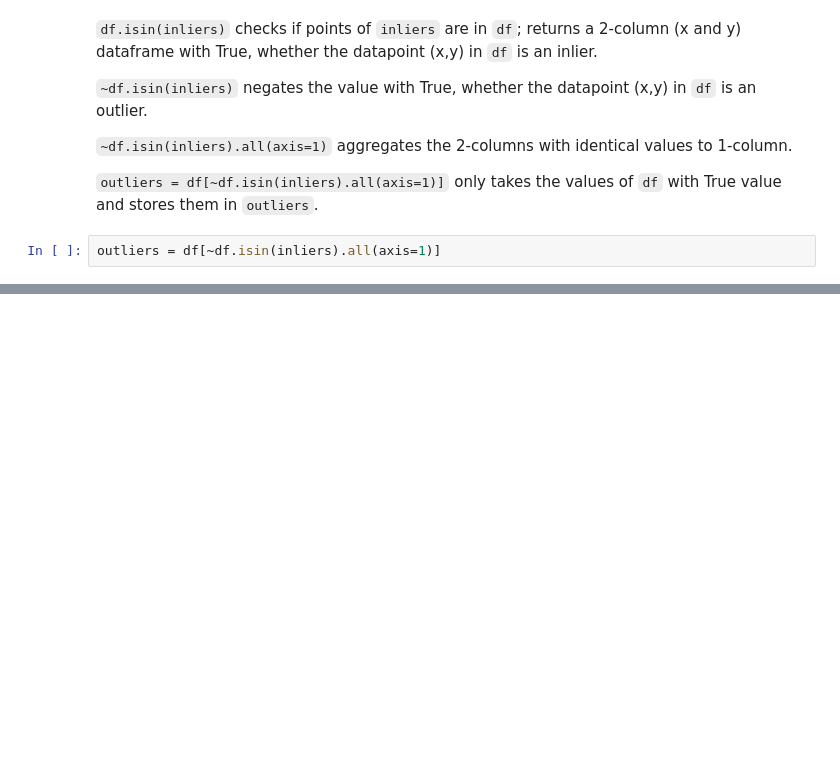
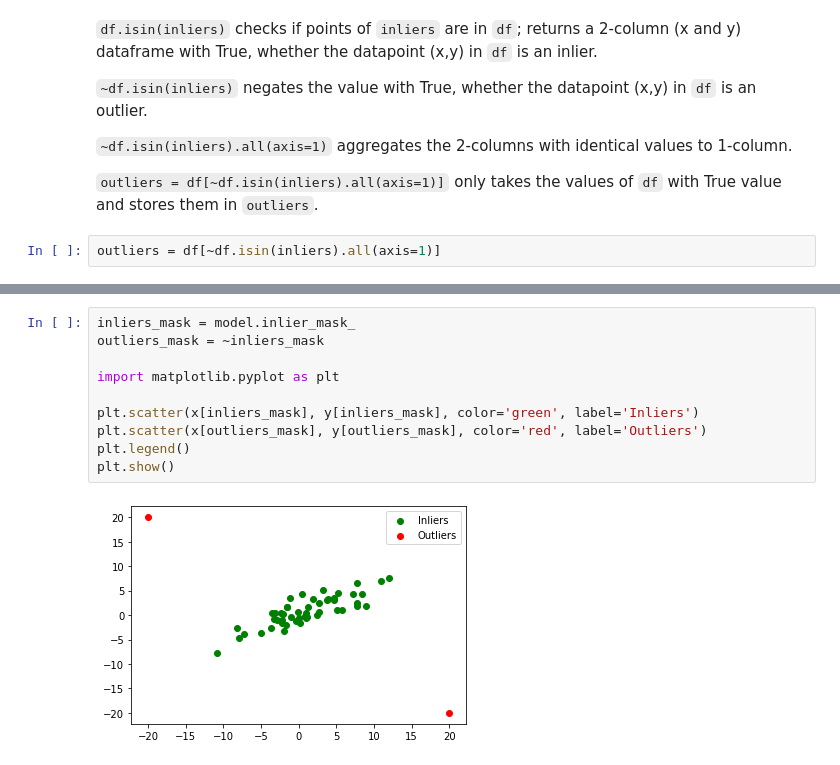
Before and after one commit to MJimitater/epistomology, a Jupyter notebook: linear_regression_robust.ipynb, the cells around one changed output, grey strips where cells are left out. Saved outputs shown, nothing was run; the diff lists cells and outputs as text; blank space fills up the shorter version.

```diff
--- a/linear_regression_robust.ipynb
+++ b/linear_regression_robust.ipynb
@@ -130,0 +151,12 @@ sns.lineplot(df['x'].values, best_model.predict(df[['x']]).reshape(1,-1)[0], col
+# %%
+inliers_mask = model.inlier_mask_
+outliers_mask = ~inliers_mask
+
+import matplotlib.pyplot as plt
+
+plt.scatter(x[inliers_mask], y[inliers_mask], color='green', label='Inliers')
+plt.scatter(x[outliers_mask], y[outliers_mask], color='red', label='Outliers')
+plt.legend()
+plt.show()
+# %% [output]
+[figure, added]
```
Also changed, not shown: parts of 10 cells of this notebook, 1 other file.
